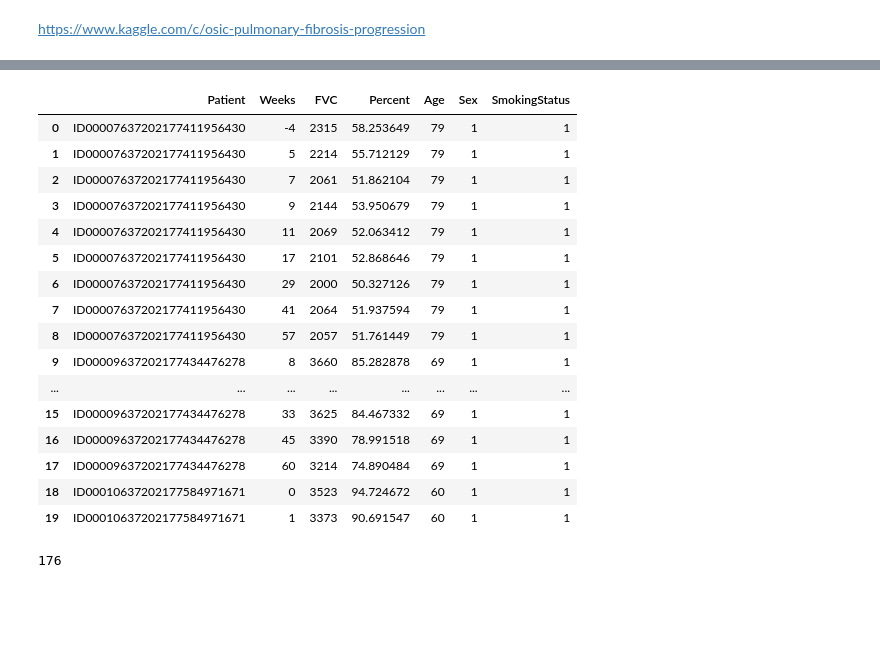
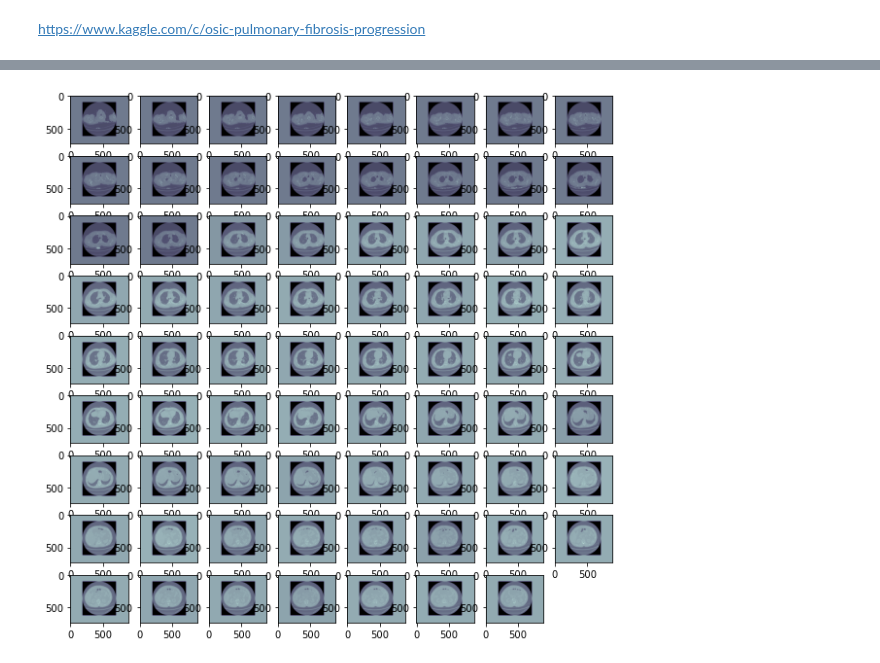
Before and after one commit to TUHaoMax/CV, a Jupyter notebook: OSIC.ipynb, the cells around one changed output, grey strips where cells are left out. Drawn from its saved outputs; the diff is of its cells as text; code cells hidden in the pictures; blank space fills up the shorter version.

```diff
--- a/OSIC.ipynb
+++ b/OSIC.ipynb
@@ -48,21 +66 @@ df_train
 1549 rows × 7 columns
-# %%
-df_train.head(20)
-# %% [output]
-|  | Patient | Weeks | FVC | Percent | Age | Sex | SmokingStatus |
-| 0 | ID00007637202177411956430 | -4 | 2315 | 58.253649 | 79 | 1 | 1 |
-| 1 | ID00007637202177411956430 | 5 | 2214 | 55.712129 | 79 | 1 | 1 |
-| 2 | ID00007637202177411956430 | 7 | 2061 | 51.862104 | 79 | 1 | 1 |
-| 3 | ID00007637202177411956430 | 9 | 2144 | 53.950679 | 79 | 1 | 1 |
-| 4 | ID00007637202177411956430 | 11 | 2069 | 52.063412 | 79 | 1 | 1 |
-| 5 | ID00007637202177411956430 | 17 | 2101 | 52.868646 | 79 | 1 | 1 |
-| 6 | ID00007637202177411956430 | 29 | 2000 | 50.327126 | 79 | 1 | 1 |
-| 7 | ID00007637202177411956430 | 41 | 2064 | 51.937594 | 79 | 1 | 1 |
-| 8 | ID00007637202177411956430 | 57 | 2057 | 51.761449 | 79 | 1 | 1 |
-| 9 | ID00009637202177434476278 | 8 | 3660 | 85.282878 | 69 | 1 | 1 |
-| ... | ... | ... | ... | ... | ... | ... | ... |
-| 15 | ID00009637202177434476278 | 33 | 3625 | 84.467332 | 69 | 1 | 1 |
-| 16 | ID00009637202177434476278 | 45 | 3390 | 78.991518 | 69 | 1 | 1 |
-| 17 | ID00009637202177434476278 | 60 | 3214 | 74.890484 | 69 | 1 | 1 |
-| 18 | ID00010637202177584971671 | 0 | 3523 | 94.724672 | 60 | 1 | 1 |
-| 19 | ID00010637202177584971671 | 1 | 3373 | 90.691547 | 60 | 1 | 1 |
@@ -71,18 +67,19 @@ Patient_list= df_train["Patient"].unique()
-# %%
-len(Patient_list)
-# %% [output]
-176
 # %%
+Patient_list= df_train["Patient"].unique()
 def getDcms(patient):
     image_dir = 'train/'+patient
     fig=plt.figure(figsize=(10,10))
     image_list = os.listdir(image_dir)
     columns = int(np.sqrt(len(image_list)))
     rows = columns+1
     dcms=[]
-    for i in range(1, len(image_list) +1):
+    for i in tqdm(range(1, len(image_list) +1)):
         ds = pydicom.dcmread(image_dir + "/" + str(i) + ".dcm")
         dcms.append(ds.pixel_array)
         fig.add_subplot(rows,columns,i)
         plt.imshow(ds.pixel_array, cmap=plt.cm.bone)
     return dcms
+
+list=getDcms(Patient_list[50])
+# %% [output]
+[figure, added]
```
Also changed, not shown: parts of 15 cells of this notebook, 1 other file.
